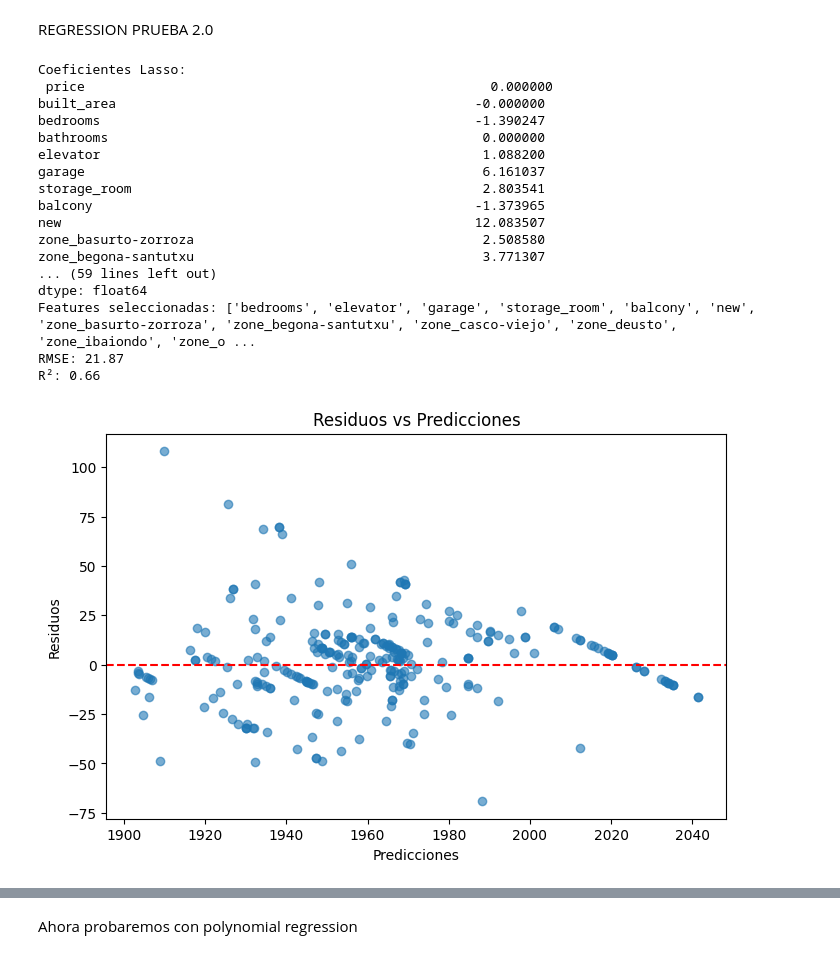
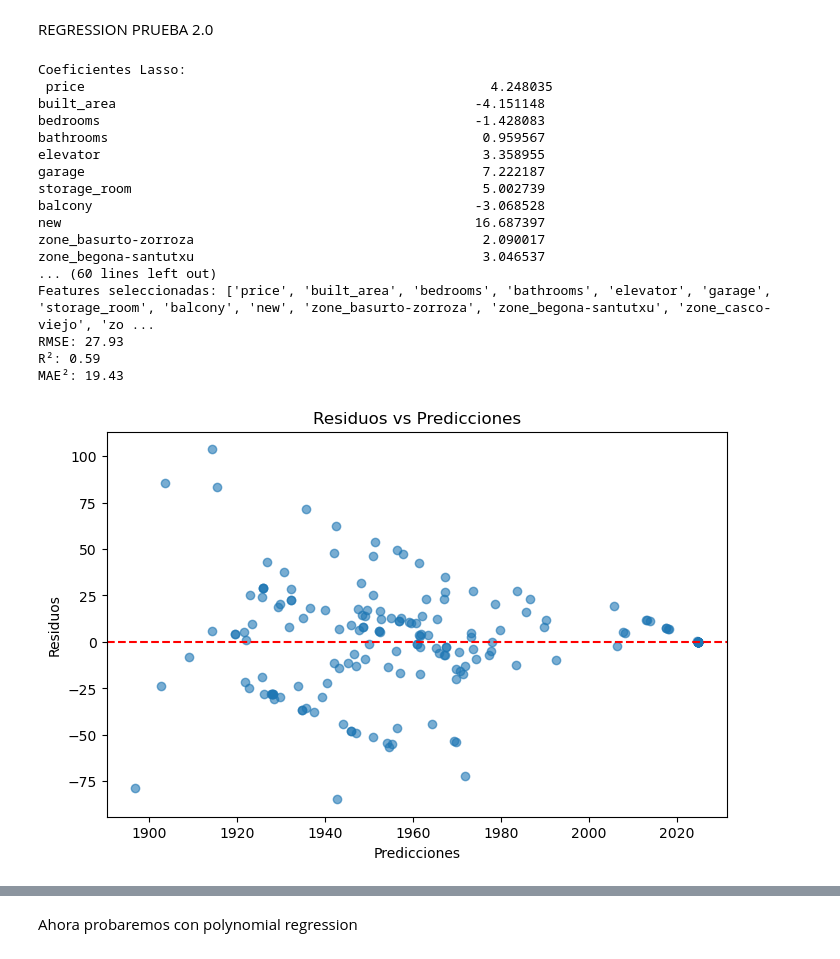
Before and after one commit to ikeiba/bilbao-housing-ml, a Jupyter notebook: cleaning/data_cleaning.ipynb, the cells around one changed output, grey strips where cells are left out. Drawn from its saved outputs; the diff is of its cells as text; code cells hidden in the pictures.

Commit message:
Cleaning del year acabado: -Solo me faltaria traducir los comentarios al ingles - Y preguntar a Aitor si es posible mejorar la heterodascity del linear regreesion y el qqplot de residuals

```diff
--- a/cleaning/data_cleaning.ipynb
+++ b/cleaning/data_cleaning.ipynb
@@ -575,19 +478,21 @@ REGRESSION PRUEBA 2.0
 
 
 
+from matplotlib import pyplot as plt
 import pandas as pd
 from sklearn.model_selection import train_test_split
 from sklearn.preprocessing import StandardScaler
 from sklearn.linear_model import LassoCV
-from sklearn.metrics import root_mean_squared_error, r2_score
+from sklearn.metrics import root_mean_squared_error, r2_score, mean_absolute_error
 import scipy.stats as stats
+
 
 # ---------------------------
 # 1️⃣ Preparar los datos
 # ---------------------------
 # Supongamos que tu dataframe se llama `data`
 # Eliminamos columnas innecesarias
-data_clean = data.drop(columns=['url', 'agency','description','floor','exterior', 'heating','usable_area','consumption_label','emissions_label','consumption_value','emissions_value'])
+data_clean = dataCp2.drop(columns=['url', 'agency','description','floor','exterior', 'heating','usable_area','consumption_label','emissions_label','consumption_value','emissions_value'])
 
 # Convertir columnas binarias a 0/1
 binary_cols = ['elevator', 'garage', 'storage_room', 'balcony', 'new']
@@ -610,6 +515,8 @@ data_encoded = data_encoded.dropna()
 # Separar variables dependiente e independiente
 X = data_encoded.drop(columns=['year'])
 y = data_encoded['year']
+
+
 
 X_train, X_test, y_train, y_test = train_test_split(X, y, test_size=0.2, random_state=42)
 
@@ -636,57 +543,72 @@ print("Features seleccionadas:", selected_features)
 # Predicciones en el set de test
 y_pred = lasso.predict(X_test_scaled)
 
+#EL MODELO PREDICE YEARS QUE QUE SE PASAN DE 2025 ES DECIR AÑOS FUTUROS.
+#Con esto lo ajustamos para que siempre este entre el año mas pequeño y mas grande del dataset
+y_pred  = np.clip(y_pred, min(dataCp2["year"]), max(dataCp2["year"]))
+
+
 # Métricas
 rmse = root_mean_squared_error(y_test, y_pred)
 r2 = r2_score(y_test, y_pred)
+mae = mean_absolute_error(y_test, y_pred)
 
-#RMSE = 21.87 lo que significa que, en promedio, las predicciones del modelo se desvían del valor real de "year" en aproximadamente 21.87 años.
+
+
 print(f"RMSE: {rmse:.2f}")
 
-#R² = 0.66 lo que indica que el modelo explica aproximadamente el 66% de la variabilidad en la variable dependiente "year".
+#R² = 0.59 lo que indica que el modelo explica aproximadamente el 59% de la variabilidad en la variable dependiente "year".
 print(f"R²: {r2:.2f}")
+
+#MAE = 19.43 lo que significa que, en promedio, las predicciones del modelo se desvían del valor real de "year" en aproximadamente 19.43 años.
+print(f"MAE²: {mae:.2f}")
+
+
+
+
 
 
 residuals = y_test - y_pred
 
-# a) Residual plot (linealidad y homocedasticidad) --> OJJOJ: se aprecia cierta heterocedasticidad
+
+# a) Residual plot (linealidad y homocedasticidad) --> OJJOJ: se aprecia cierta heterocedasticidad (el modelo predice mejor los años mas recientes/futuros)
 plt.figure(figsize=(8,5))
 plt.scatter(y_pred, residuals, alpha=0.6)
 plt.axhline(0, color='red', linestyle='--')
 plt.xlabel("Predicciones")
 plt.ylabel("Residuos")
 plt.title("Residuos vs Predicciones")
 plt.show()
 
 # b) Histograma de residuos (normalidad) --> bien porque los residuos siguen mas o menos una distribucion normal
 plt.figure(figsize=(8,5))
 plt.hist(residuals, bins=20, edgecolor='k', alpha=0.7)
 plt.xlabel("Residuos")
 plt.ylabel("Frecuencia")
 plt.title("Histograma de residuos")
 plt.show()
 
 # c) Q-Q plot de residuos (normalidad) --> OJOJO: mas o menos normal pero en la cola derecha se aleja bastante de la linea
 plt.figure(figsize=(6,6))
 stats.probplot(residuals, dist="norm", plot=plt)
 plt.title("Q-Q plot de residuos")
 plt.show()
 # %% [output]
 Coeficientes Lasso:
- price                                                    0.000000
-built_area                                              -0.000000
-bedrooms                                                -1.390247
-bathrooms                                                0.000000
-elevator                                                 1.088200
-garage                                                   6.161037
-storage_room                                             2.803541
-balcony                                                 -1.373965
-new                                                     12.083507
-zone_basurto-zorroza                                     2.508580
-zone_begona-santutxu                                     3.771307
-... (59 lines left out)
-dtype: float64
-Features seleccionadas: ['bedrooms', 'elevator', 'garage', 'storage_room', 'balcony', 'new', 'zone_basurto-zorroza', 'zone_begona-santutxu', 'zone_casco-viejo', 'zone_deusto', 'zone_ibaiondo', 'zone_o ...
-RMSE: 21.87
-R²: 0.66
+ price                                                    4.248035
+built_area                                              -4.151148
+bedrooms                                                -1.428083
+bathrooms                                                0.959567
+elevator                                                 3.358955
+garage                                                   7.222187
+storage_room                                             5.002739
+balcony                                                 -3.068528
+new                                                     16.687397
+zone_basurto-zorroza                                     2.090017
+zone_begona-santutxu                                     3.046537
+... (60 lines left out)
+Features seleccionadas: ['price', 'built_area', 'bedrooms', 'bathrooms', 'elevator', 'garage', 'storage_room', 'balcony', 'new', 'zone_basurto-zorroza', 'zone_begona-santutxu', 'zone_casco-viejo', 'zo ...
+RMSE: 27.93
+R²: 0.59
+MAE²: 19.43
-[figure, old version]
+[figure, new version]
```
Also changed, not shown: parts of 15 cells of this notebook.
